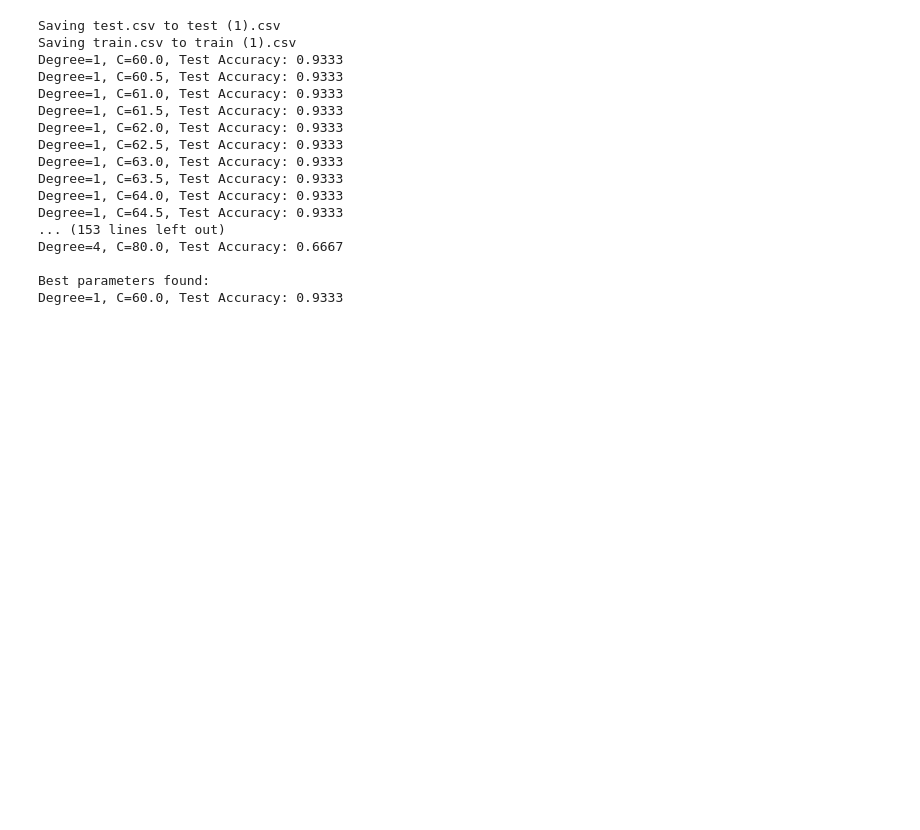
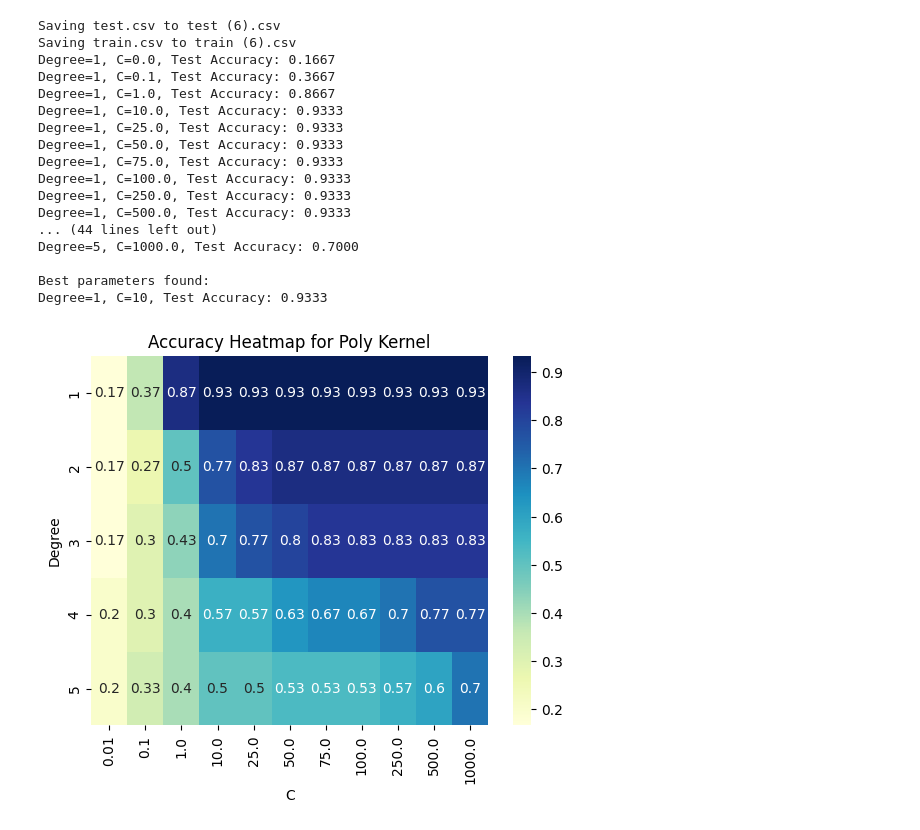
Before and after one commit to DurinMMII/coll400, a Jupyter notebook: sortedData/Support_Vector_Model.ipynb, the cells around one changed output. Cells and saved outputs as stored; diff of their text form; code cells hidden in the pictures; blank space fills up the shorter version.

Commit message:
updated svm notebook with information on analysis process + graphics

```diff
--- a/sortedData/Support_Vector_Model.ipynb
+++ b/sortedData/Support_Vector_Model.ipynb
@@ -1,4 +1,5 @@
 # %%
+import seaborn as sns
 import pandas as pd
 import numpy as np
 from sklearn.model_selection import train_test_split
@@ -6,6 +7,9 @@ from sklearn.preprocessing import StandardScaler
 from sklearn.metrics import accuracy_score, classification_report
 from sklearn.svm import SVC
 from google.colab import files
+from sklearn.metrics import ConfusionMatrixDisplay
+import matplotlib.pyplot as plt
+
 
 uploaded = files.upload()
 
@@ -32,49 +36,65 @@ X_test_scaled = scaler.transform(X_test)
 best_accuracy = 0
 best_params = {'degree': None, 'C': None}
 
-# Iterate over degrees 1 through 4 and C values from 60 to 80 with increments of 0.5
-degree_range = range(1, 5)
-C_range = [c / 2 for c in range(120, 161)]  # Generates values 60, 60.5, ..., 80
+# Initialize a list to store scores
+scores = []
+
+# Iterate over degrees 1 through 4 and C values
+degree_range = range(1, 6) #changing degree range from (1, 5) to (1,6) makes no difference on accuracy score
+C_range = [0.01, 0.1, 1, 10, 25, 50, 75, 100, 250, 500, 1000] #change in C_range parameters does not affect accuracy score at all, still achieves 0.9333 accuracy
 
 for degree in degree_range:
     for C in C_range:
         # Initialize the SVC with polynomial kernel
+        # uses polynomial degrees (like parabolas, cubic curve) to draw decision boundary
         model = SVC(kernel='poly', degree=degree, C=C, random_state=123)
 
         # Train the model on the scaled training data
         model.fit(X_train_scaled, y_train)
 
         # Predict on the test set and calculate accuracy
         y_pred = model.predict(X_test_scaled)
         accuracy = accuracy_score(y_test, y_pred)
 
         print(f"Degree={degree}, C={C:.1f}, Test Accuracy: {accuracy:.4f}")
 
+        # Store the score
+        scores.append([degree, C, accuracy])
+
         # Update the best parameters if current model is better
         if accuracy > best_accuracy:
             best_accuracy = accuracy
             best_params['degree'] = degree
             best_params['C'] = C
 
 # Output the best results
 print("\nBest parameters found:")
 print(f"Degree={best_params['degree']}, C={best_params['C']}, Test Accuracy: {best_accuracy:.4f}")
+
+# After collecting scores show heatmap of results for this kernel
+results = pd.DataFrame(scores, columns=['Degree', 'C', 'Accuracy'])
+# Use pivot_table if using pandas version < 1.1.0
+heatmap_data = results.pivot_table(index='Degree', columns='C', values='Accuracy')
+sns.heatmap(heatmap_data, annot=True, cmap='YlGnBu')
+plt.title('Accuracy Heatmap for Poly Kernel')
+plt.show()
 # %% [output]
 [interactive output not drawn]
-Saving test.csv to test (1).csv
-Saving train.csv to train (1).csv
-Degree=1, C=60.0, Test Accuracy: 0.9333
-Degree=1, C=60.5, Test Accuracy: 0.9333
-Degree=1, C=61.0, Test Accuracy: 0.9333
-Degree=1, C=61.5, Test Accuracy: 0.9333
-Degree=1, C=62.0, Test Accuracy: 0.9333
-Degree=1, C=62.5, Test Accuracy: 0.9333
-Degree=1, C=63.0, Test Accuracy: 0.9333
-Degree=1, C=63.5, Test Accuracy: 0.9333
-Degree=1, C=64.0, Test Accuracy: 0.9333
-Degree=1, C=64.5, Test Accuracy: 0.9333
-... (153 lines left out)
-Degree=4, C=80.0, Test Accuracy: 0.6667
+Saving test.csv to test (6).csv
+Saving train.csv to train (6).csv
+Degree=1, C=0.0, Test Accuracy: 0.1667
+Degree=1, C=0.1, Test Accuracy: 0.3667
+Degree=1, C=1.0, Test Accuracy: 0.8667
+Degree=1, C=10.0, Test Accuracy: 0.9333
+Degree=1, C=25.0, Test Accuracy: 0.9333
+Degree=1, C=50.0, Test Accuracy: 0.9333
+Degree=1, C=75.0, Test Accuracy: 0.9333
+Degree=1, C=100.0, Test Accuracy: 0.9333
+Degree=1, C=250.0, Test Accuracy: 0.9333
+Degree=1, C=500.0, Test Accuracy: 0.9333
+... (44 lines left out)
+Degree=5, C=1000.0, Test Accuracy: 0.7000
 
 Best parameters found:
-Degree=1, C=60.0, Test Accuracy: 0.9333
+Degree=1, C=10, Test Accuracy: 0.9333
+[figure, added]
```
Also changed, not shown: parts of 7 cells of this notebook.
